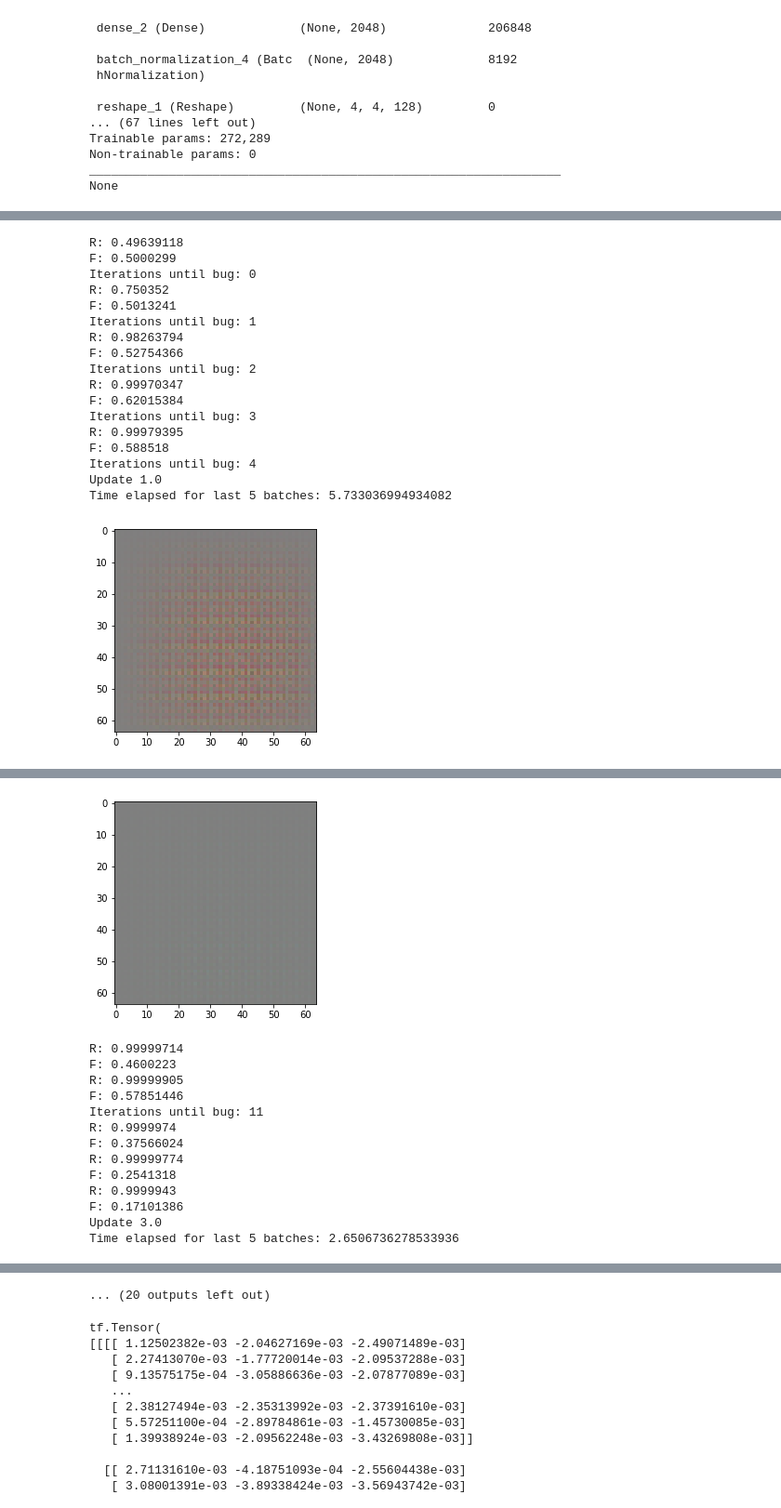
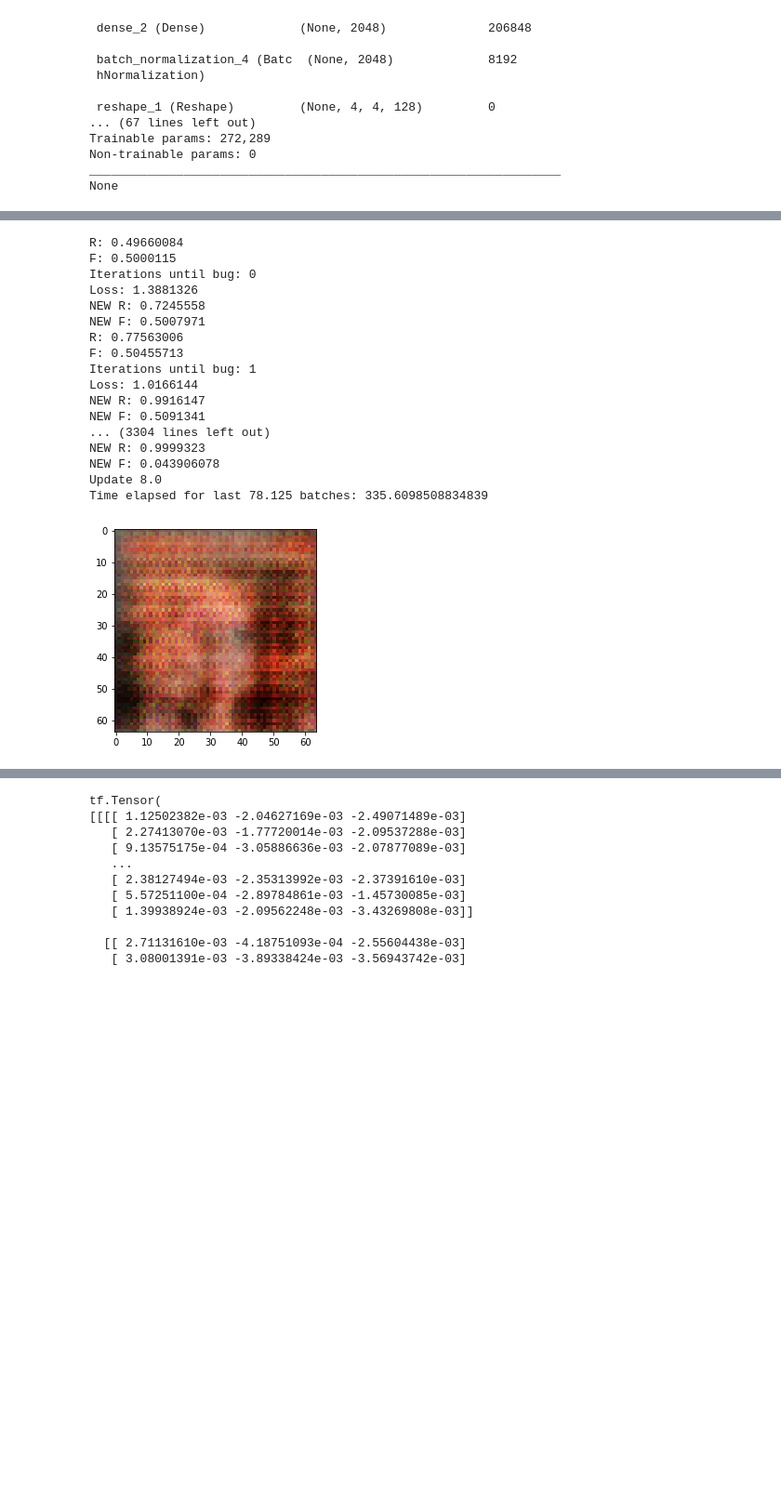
Before and after one commit to JRyanShue/DCGAN, a Jupyter notebook: src/DCGAN.ipynb, the cells around one changed output, grey strips where cells are left out. Shown: that part at 93% size. Cells and saved outputs as stored; diff of their text form; code cells hidden in the pictures; blank space fills up the shorter version.

Commit message:
Did bug diagnosis
Found that BCE had from_logits=True, while the Discriminator had a sigmoid

```diff
--- a/src/DCGAN.ipynb
+++ b/src/DCGAN.ipynb
@@ -535,22 +588,25 @@ d_cp_path = './d/cp'
 np.random.seed(1)
 
 # Optimizers
+# d_optimizer = tf.keras.optimizers.Adam(learning_rate=0.0002, beta_1=0.5)
+# g_optimizer = tf.keras.optimizers.Adam(learning_rate=0.0002, beta_1=0.5)
 d_optimizer = tf.keras.optimizers.Adam(learning_rate=0.0002, beta_1=0.5)
 g_optimizer = tf.keras.optimizers.Adam(learning_rate=0.0002, beta_1=0.5)
-# d_optimizer = tf.keras.optimizers.Adam(learning_rate=0.0002, beta_1=0.5)
-# g_optimizer = tf.keras.optimizers.Adam(learning_rate=0.0002, beta_1=0.5)
 
 # Track current batch iteration
 i = 0
 
 # Losses
 
-cross_entropy = tf.keras.losses.BinaryCrossentropy(from_logits=True)
+# cross_entropy = tf.keras.losses.BinaryCrossentropy(from_logits=True)  # BUG?
+cross_entropy = tf.keras.losses.BinaryCrossentropy(from_logits=False)
 
 # Format from https://www.tensorflow.org/tutorials/generative/dcgan:
 def d_loss(real_predictions, fake_predictions):
 
   # Track Discriminator predictions
+  # print('Rlen:', real_predictions.numpy().shape)
+  # print('Flen:', fake_predictions.numpy().shape)
   real = real_predictions.numpy()[0][0]
   fake = fake_predictions.numpy()[0][0]
   print('R:', real)
@@ -559,31 +615,36 @@ def d_loss(real_predictions, fake_predictions):
     print('Iterations until bug:', i)
 
   # Label all real predictions' ground truth as 1, compute b-crossentropy
-  real_loss = cross_entropy(tf.ones_like(real_predictions),
+  real_loss = cross_entropy(tf.ones_like(real_predictions)*0.95,
                                                    real_predictions)
   # Label all fake predictions' ground truth as 0, compute b-crossentropy
   fake_loss = cross_entropy(tf.zeros_like(fake_predictions),
                                                    fake_predictions)
 
   loss = real_loss + fake_loss
+  print('Loss:', loss.numpy())
   return loss
 
-def print_realandfake_d():
+def print_realandfake_d(data_examples):
 
+  real_pred = d(data_examples)
   fake_pred = d(g(get_noise_samples(1)))  # , Training=True
-  real_pred = d()
+  print('NEW R:', real_pred.numpy()[0][0])
+  print('NEW F:', fake_pred.numpy()[0][0])
 
 def g_loss(d_values):
 
   # Binary Crossentropy between the Discriminator outputs and 1 (which we'd like
   # the Discriminator outputs to be)
-  loss = tf.keras.losses.BinaryCrossentropy()(tf.ones_like(d_values),
+  loss = cross_entropy(tf.ones_like(d_values),
                                               d_values)
   return loss
 
 # Training step definitions
 # Compiled for training
 
+# Toggling @tf.function on will increase performance, but suppress eager
+# execution and prevent logging/displaying to the terminal
 # @tf.function
 def d_train_step(data_examples):
 
@@ -603,6 +664,9 @@ def d_train_step(data_examples):
 
   # Apply gradients to model, zipping gradients with corresponding variables
   d_optimizer.apply_gradients(zip(d_grad, d.trainable_variables))
+
+  # Print predictions for real and fake after gradient update
+  print_realandfake_d(data_examples)
 
 @tf.function
 def g_train_step():
@@ -645,7 +709,7 @@ def train_step():
       g_train_step()
 
     i += 1
-    update_batches = 5
+    update_batches = int(10000/128)
     if i % update_batches == 0:
 
       print('Update', i/update_batches, )
@@ -654,7 +718,7 @@ def train_step():
       time_cp = time.time()
 
       # Display generator image
-      for img in g(rand_noise_vec):
+      for img in g(rand_noise_vec, training=False):
         # print(img.numpy())
         plt.imshow((img.numpy()+1)/2)
         plt.show()
@@ -684,30 +748,30 @@ None
 # %%
 # Train
 
 def train(EPOCHS):
 
   for i in range(EPOCHS):
 
     train_step()
     print("EPOCH " + str(i))
 
-train(10)
+train(50)
 # %% [output]
-R: 0.49639118
-F: 0.5000299
+R: 0.49660084
+F: 0.5000115
 Iterations until bug: 0
-R: 0.750352
-F: 0.5013241
+Loss: 1.3881326
+NEW R: 0.7245558
+NEW F: 0.5007971
+R: 0.77563006
+F: 0.50455713
 Iterations until bug: 1
-R: 0.98263794
-F: 0.52754366
-Iterations until bug: 2
-R: 0.99970347
-F: 0.62015384
-Iterations until bug: 3
-R: 0.99979395
-F: 0.588518
-Iterations until bug: 4
-Update 1.0
-Time elapsed for last 5 batches: 5.733036994934082
+Loss: 1.0166144
+NEW R: 0.9916147
+NEW F: 0.5091341
+... (3304 lines left out)
+NEW R: 0.9999323
+NEW F: 0.043906078
+Update 8.0
+Time elapsed for last 78.125 batches: 335.6098508834839
-[figure, old version]
+[figure, new version]
@@ -727,14 +794,0 @@ Time elapsed for last 5 batches: 2.663851499557495
-[figure, removed]
-R: 0.99999714
-F: 0.4600223
-R: 0.99999905
-F: 0.57851446
-Iterations until bug: 11
-R: 0.9999974
-F: 0.37566024
-R: 0.99999774
-F: 0.2541318
-R: 0.9999943
-F: 0.17101386
-Update 3.0
-Time elapsed for last 5 batches: 2.6506736278533936
@@ -785,4 +795,3 @@ Time elapsed for last 5 batches: 2.665605068206787
-... (20 outputs left out)
 # %%
 test_img = g(rand_noise_vec)
 
```
Also changed, not shown: parts of 9 cells of this notebook.
